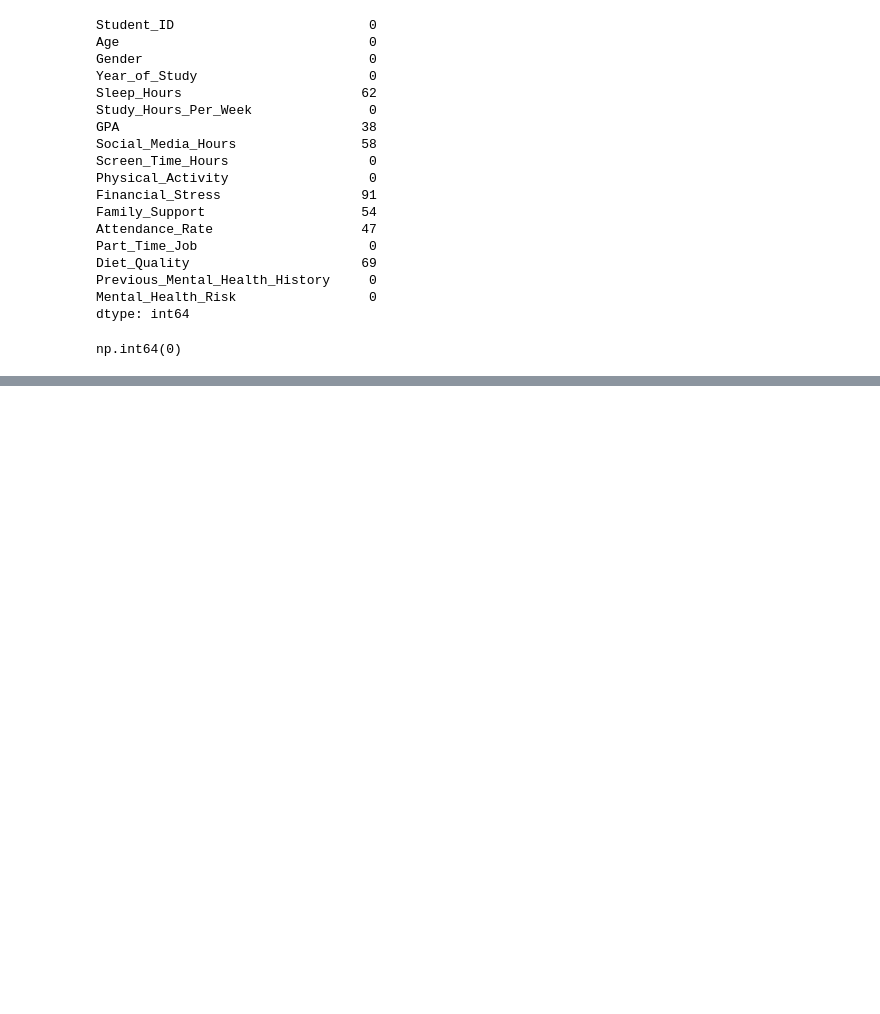
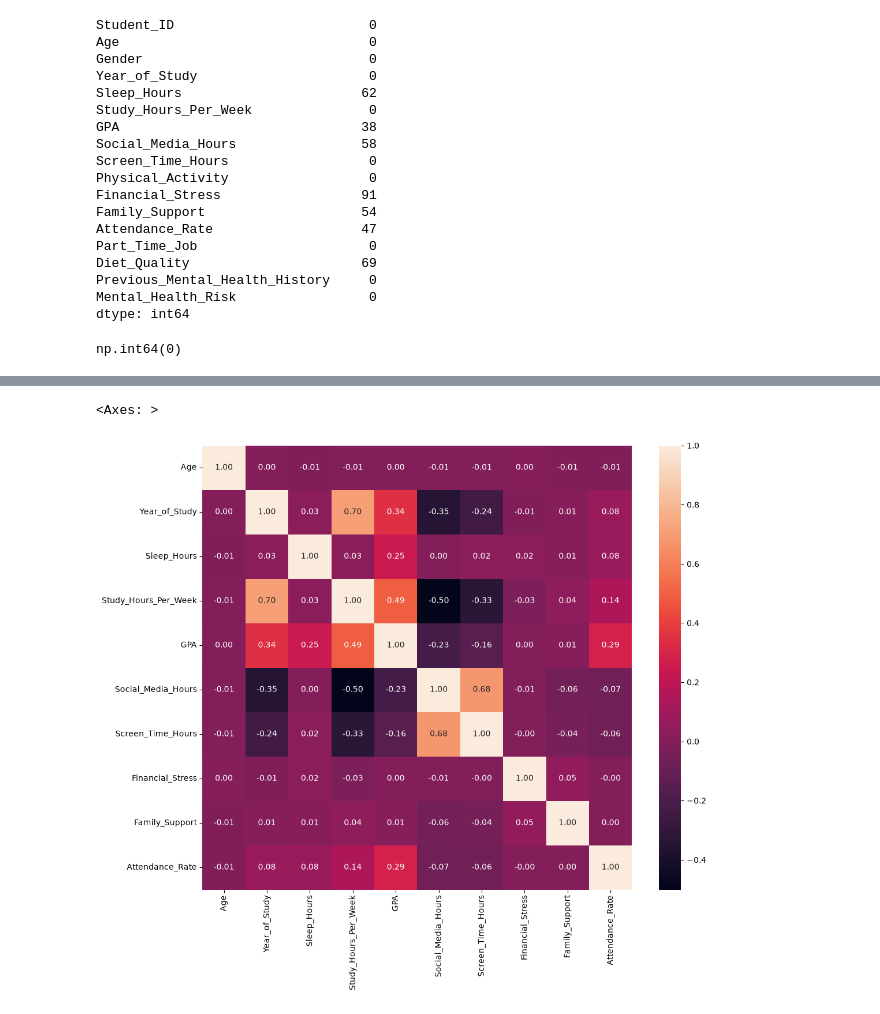
Before and after one commit to adamaarbouba/WIJDAN, a Jupyter notebook: notebook/eda.ipynb, the cells around one changed output, grey strips where cells are left out. Saved outputs shown, nothing was run; the diff lists cells and outputs as text; code cells hidden in the pictures; blank space fills up the shorter version.

```diff
--- a/notebook/eda.ipynb
+++ b/notebook/eda.ipynb
@@ -95,0 +282,8 @@ np.int64(0)
+# %%
+corr = num.corr()
+
+plt.figure(figsize=(12,10))
+sns.heatmap(corr,annot=True,fmt='0.2f')
+# %% [output]
+<Axes: >
+[figure, added]
```
Also changed, not shown: parts of 5 cells of this notebook.
